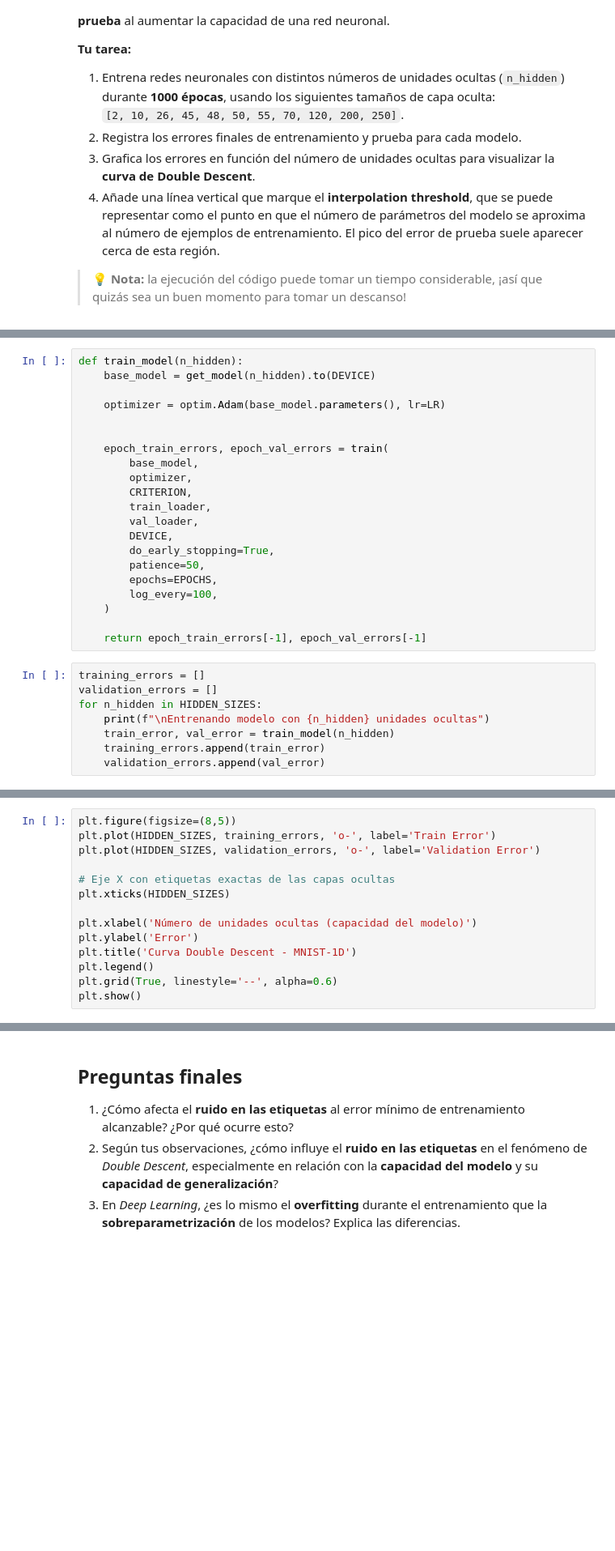
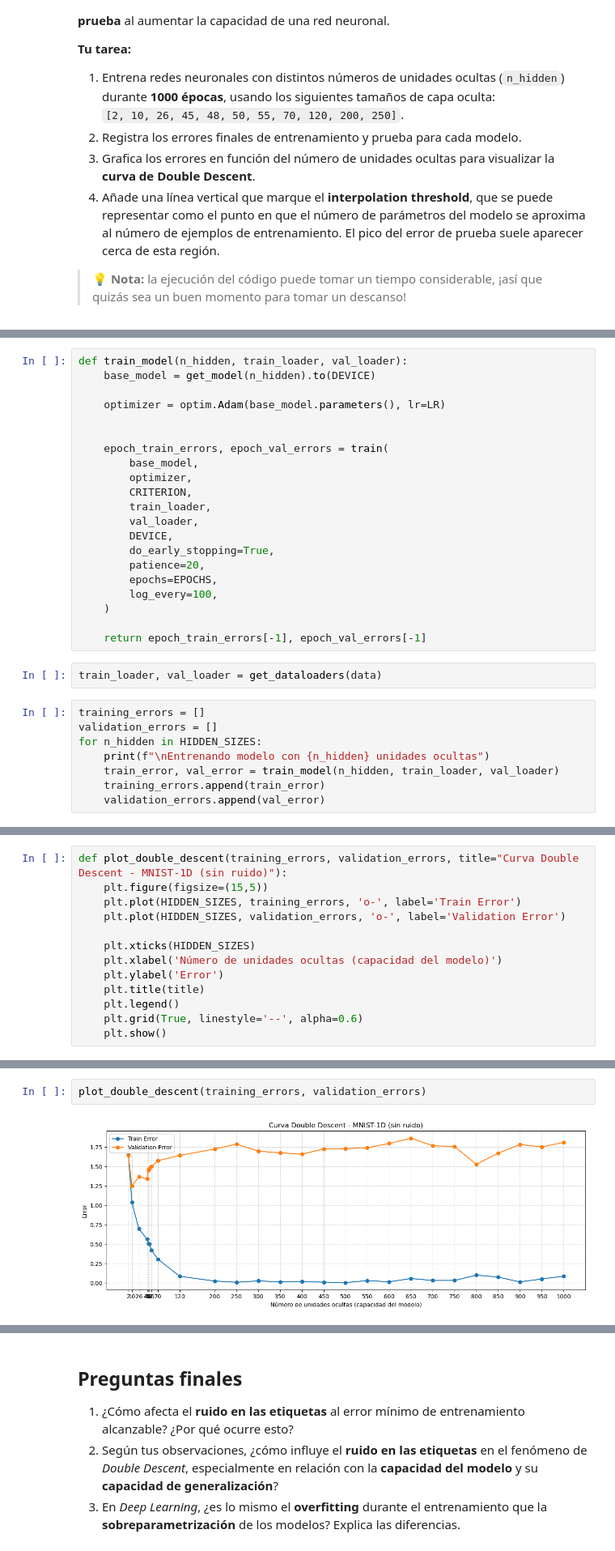
Before and after one commit to nataliacampiglia/deep_learling_tarea_2, a Jupyter notebook: Notebook_Double_Descent.ipynb, the cells around one changed output, grey strips where cells are left out. Shown at 81% size. Cells and saved outputs as stored; diff of their text form; blank space fills up the shorter version.

Commit message:
Double Descent con etiquetas ruidosas

```diff
--- a/Notebook_Double_Descent.ipynb
+++ b/Notebook_Double_Descent.ipynb
@@ -266,5 +269,5 @@ val_loader = DataLoader(val_dataset, batch_size=BATCH_SIZE, shuffle=False)
 # %%
-def train_model(n_hidden):
+def train_model(n_hidden, train_loader, val_loader):
     base_model = get_model(n_hidden).to(DEVICE)
 
     optimizer = optim.Adam(base_model.parameters(), lr=LR)
@@ -278,18 +281,20 @@ def train_model(n_hidden):
         val_loader,
         DEVICE,
         do_early_stopping=True,
-        patience=50,
+        patience=20,
         epochs=EPOCHS,
         log_every=100,
     )
 
     return epoch_train_errors[-1], epoch_val_errors[-1]
+# %%
+train_loader, val_loader = get_dataloaders(data)
 # %%
 training_errors = []
 validation_errors = []
 for n_hidden in HIDDEN_SIZES:
     print(f"\nEntrenando modelo con {n_hidden} unidades ocultas")
-    train_error, val_error = train_model(n_hidden)
+    train_error, val_error = train_model(n_hidden, train_loader, val_loader)
     training_errors.append(train_error)
     validation_errors.append(val_error)
 # %% [output]
@@ -321,14 +326,13 @@ Validación: [1.6629413962364197, 1.3715196251869202, 1.410438060760498, 1.75658
 # %%
-plt.figure(figsize=(8,5))
-plt.plot(HIDDEN_SIZES, training_errors, 'o-', label='Train Error')
-plt.plot(HIDDEN_SIZES, validation_errors, 'o-', label='Validation Error')
+def plot_double_descent(training_errors, validation_errors, title="Curva Double Descent - MNIST-1D (sin ruido)"):
+    plt.figure(figsize=(15,5))
+    plt.plot(HIDDEN_SIZES, training_errors, 'o-', label='Train Error')
+    plt.plot(HIDDEN_SIZES, validation_errors, 'o-', label='Validation Error')
 
-# Eje X con etiquetas exactas de las capas ocultas
-plt.xticks(HIDDEN_SIZES)
-
-plt.xlabel('Número de unidades ocultas (capacidad del modelo)')
-plt.ylabel('Error')
-plt.title('Curva Double Descent - MNIST-1D')
-plt.legend()
-plt.grid(True, linestyle='--', alpha=0.6)
-plt.show()
+    plt.xticks(HIDDEN_SIZES)
+    plt.xlabel('Número de unidades ocultas (capacidad del modelo)')
+    plt.ylabel('Error')
+    plt.title(title)
+    plt.legend()
+    plt.grid(True, linestyle='--', alpha=0.6)
+    plt.show()
@@ -337,3 +339,7 @@ plt.show()
+# %%
+plot_double_descent(training_errors, validation_errors)
+# %% [output]
+[figure, added]
 # %% [markdown]
 ## Explorando el *Double Descent* con etiquetas ruidosas
 
```
Also changed, not shown: parts of 11 cells of this notebook.
